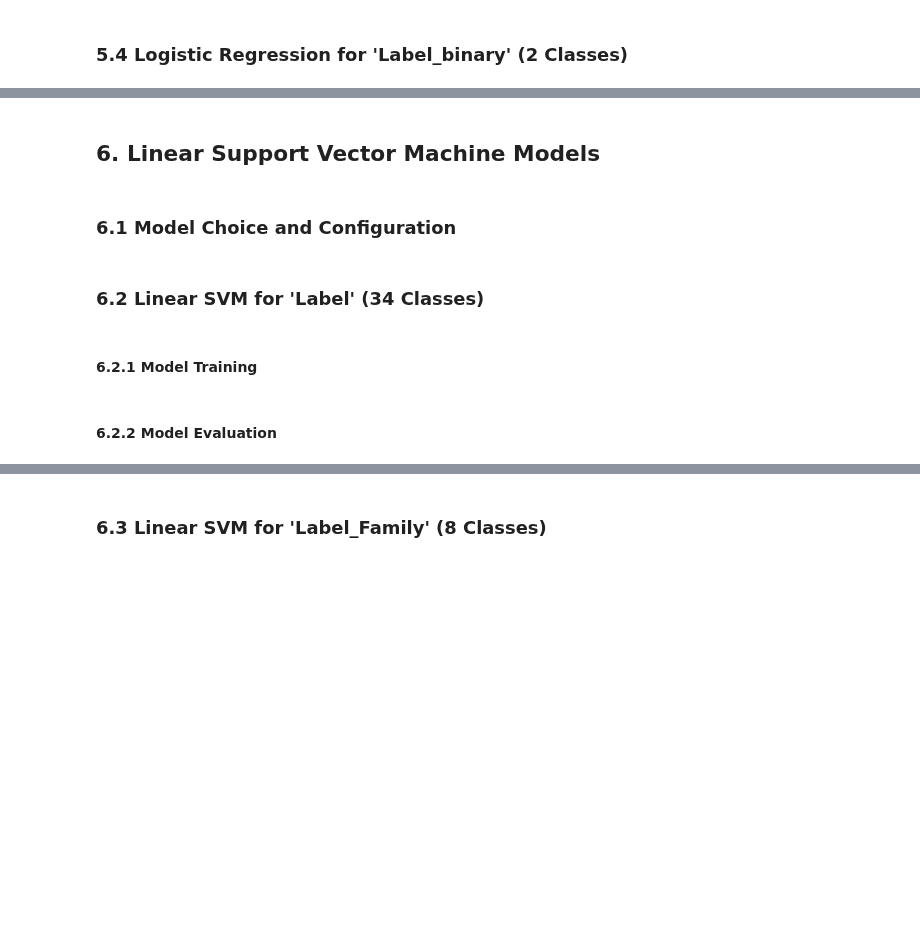
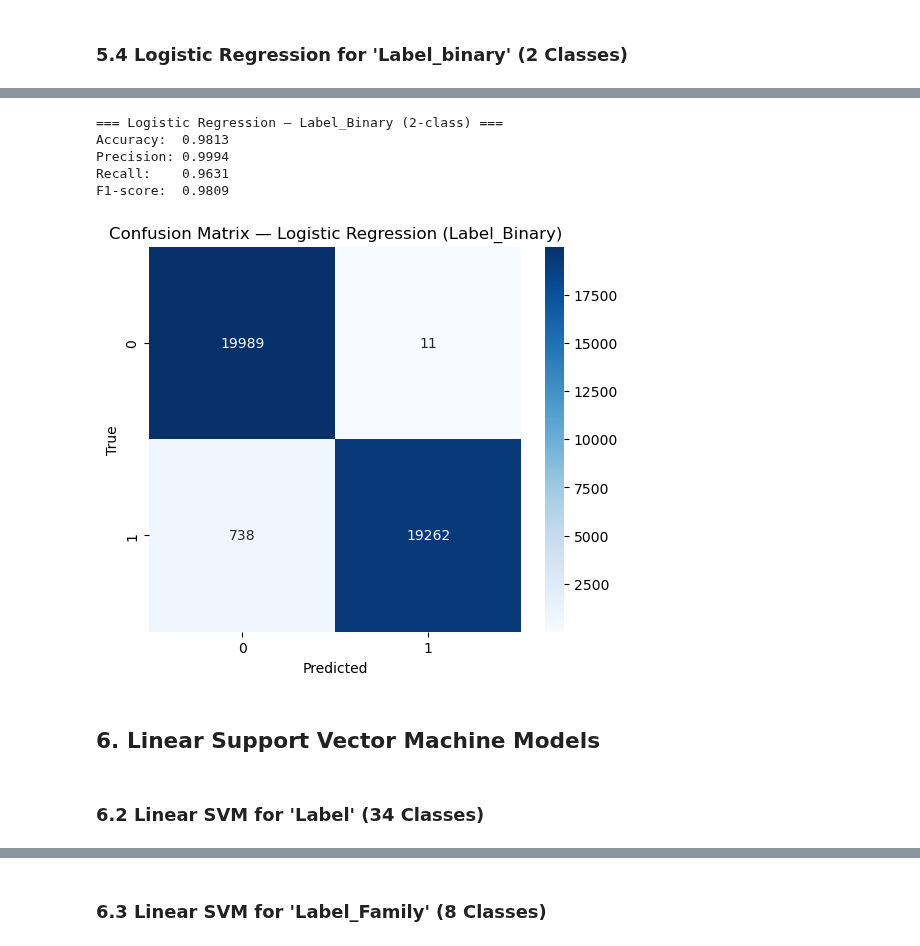
Before and after one commit to gw-00/Cybersecurity_Capstone, a Jupyter notebook: Code_Library/Linear_Modeling.ipynb, the cells around one changed output, grey strips where cells are left out. Saved outputs shown, nothing was run; the diff lists cells and outputs as text; code cells hidden in the pictures; blank space fills up the shorter version.

```diff
--- a/Code_Library/Linear_Modeling.ipynb
+++ b/Code_Library/Linear_Modeling.ipynb
@@ -158,2 +494,21 @@ shape: (34, 2)
 # %% [markdown]
 ### 4.5 Train/Test Split & Pipeline for 'Label_binary' (2 Classes)
+# %%
+# Feature matrix (drop all target columns)
+X_binary = binary_subsample.drop([TARGET_LABEL, TARGET_FAMILY, TARGET_BINARY]).to_pandas()
+
+# Target vector for Label_Binary
+y_binary = binary_subsample[TARGET_BINARY].to_pandas()
+
+# Perform stratified train/test split
+X_train_binary, X_test_binary, y_train_binary, y_test_binary = train_test_split(
+    X_binary,
+    y_binary,
+    test_size=0.2,          # 80/20 split
+    stratify=y_binary,
+    random_state=RANDOM_SEED
+)
+
+print("Label_Binary train:", X_train_binary.shape, "Label_Binary test:", X_test_binary.shape)
+print("Label_Binary y-train class distribution:\n", y_train_binary.value_counts().sort_index())
+print("Label_Binary y-test class distribution:\n", y_test_binary.value_counts().sort_index())
@@ -182,10 +663,51 @@ shape: (34, 2)
+# %%
+# Binary LR pipeline
+logreg_binary_pipeline = Pipeline(
+    steps=[
+        ("preprocessor", preprocessor),
+        ("model", LogisticRegression(
+            solver="lbfgs",
+            max_iter=500,
+            n_jobs=-1
+        ))
+    ]
+)
+
+# Fit
+logreg_binary_pipeline.fit(X_train_binary, y_train_binary)
+
+# Predict
+binary_pred = logreg_binary_pipeline.predict(X_test_binary)
+
+# Metrics
+binary_accuracy = accuracy_score(y_test_binary, binary_pred)
+binary_precision = precision_score(y_test_binary, binary_pred, average="binary", zero_division=0)
+binary_recall = recall_score(y_test_binary, binary_pred, average="binary", zero_division=0)
+binary_f1 = f1_score(y_test_binary, binary_pred, average="binary", zero_division=0)
+
+print("=== Logistic Regression — Label_Binary (2-class) ===")
+print(f"Accuracy:  {binary_accuracy:.4f}")
+print(f"Precision: {binary_precision:.4f}")
+print(f"Recall:    {binary_recall:.4f}")
+print(f"F1-score:  {binary_f1:.4f}")
+
+# Confusion Matrix
+cm_binary = confusion_matrix(y_test_binary, binary_pred)
+
+plt.figure(figsize=(6, 5))
+sns.heatmap(cm_binary, annot=True, fmt="d", cmap="Blues")
+plt.title("Confusion Matrix — Logistic Regression (Label_Binary)")
+plt.xlabel("Predicted")
+plt.ylabel("True")
+plt.show()
+# %% [output]
+=== Logistic Regression — Label_Binary (2-class) ===
+Accuracy:  0.9813
+Precision: 0.9994
+Recall:    0.9631
+F1-score:  0.9809
+[figure, added]
 # %% [markdown]
 ## 6. Linear Support Vector Machine Models
-# %% [markdown]
-### 6.1 Model Choice and Configuration
 # %% [markdown]
 ### 6.2 Linear SVM for 'Label' (34 Classes)
-# %% [markdown]
-#### 6.2.1 Model Training
-# %% [markdown]
-#### 6.2.2 Model Evaluation
```
Also changed, not shown: parts of 26 cells of this notebook.
